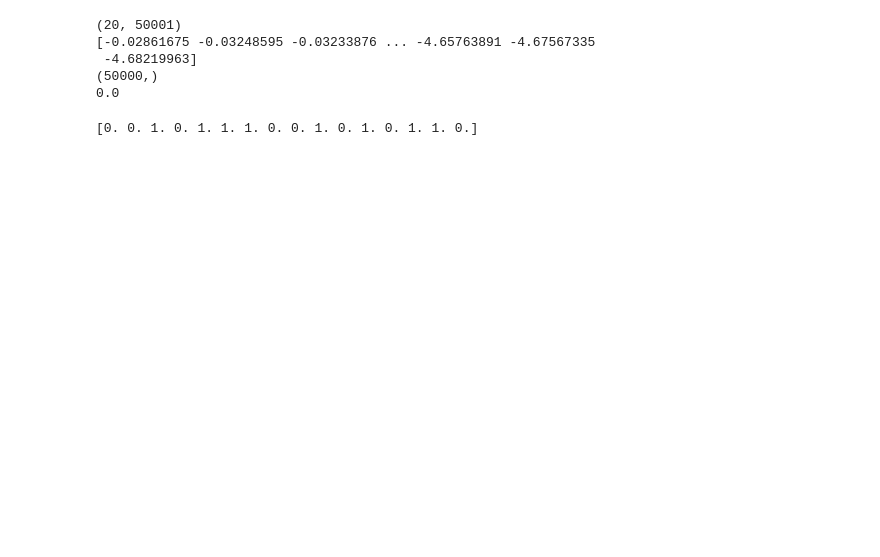
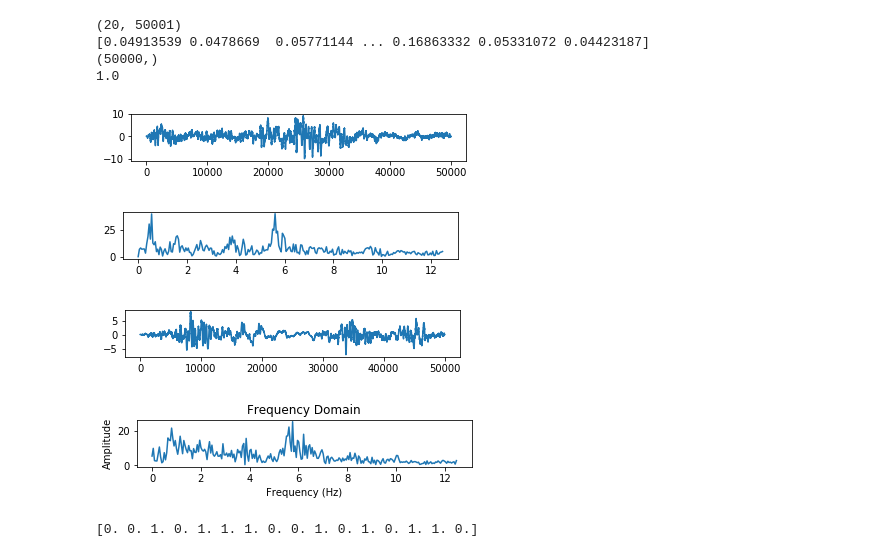
Before and after one commit to SaiVineethKalluruSrinivas/AccZ_Neural_Network, a Jupyter notebook: AccZ_phase7_deepClassifier_from_scratch.ipynb, the cells around one changed output. Cells and saved outputs as stored; diff of their text form; code cells hidden in the pictures; blank space fills up the shorter version.

```diff
--- a/AccZ_phase7_deepClassifier_from_scratch.ipynb
+++ b/AccZ_phase7_deepClassifier_from_scratch.ipynb
@@ -59,16 +59,68 @@ class AccZDataset(Dataset):
 
 
 dataset = AccZDataset(20,50000)
-real_value, real_label = dataset[0]
+real_value, real_label = dataset[13]
 print(real_value)
 print(real_value.shape)
 print(real_label)
 # %% [output]
 (20, 50001)
-[-0.02861675 -0.03248595 -0.03233876 ... -4.65763891 -4.67567335
- -4.68219963]
+[0.04913539 0.0478669  0.05771144 ... 0.16863332 0.05331072 0.04423187]
 (50000,)
-0.0
+1.0
+# %%
+from scipy.fftpack import fft
+
+real_value_lane2, real_label_lane2 = dataset[8]
+real_value_lane3 , real_label_lane3 = dataset[13]
+
+plt.subplot(4,1,1)
+plt.plot(real_value_lane2)
+plt.show()
+sampling_rate = 50
+N =1000
+# Nyquist Sampling Criteria
+T = 1/sampling_rate # inverse of the sampling rate
+x = np.linspace(0.0, 1.0/(2.0*T), int(N/2))
+
+# FFT algorithm
+yr = fft(real_value_lane2) # "raw" FFT with both + and - frequencies
+y = 2/N * np.abs(yr[0:np.int(N/2)]) # positive freqs only
+
+# Plotting the results
+plt.subplot(4,1,2)
+plt.plot(x[0:250], y[0:250])
+plt.show()
+plt.xlabel('Frequency (Hz)')
+plt.ylabel('Amplitude')
+plt.title('Frequency Domain (Healthy Machinery)')
+
+
+plt.subplot(4,1,3)
+plt.plot(real_value_lane3)
+plt.show()
+sampling_rate = 50
+N =1000
+# Nyquist Sampling Criteria
+T = 1/sampling_rate # inverse of the sampling rate
+x = np.linspace(0.0, 1.0/(2.0*T), int(N/2))
+
+# FFT algorithm
+yr = fft(real_value_lane3) # "raw" FFT with both + and - frequencies
+y = 2/N * np.abs(yr[0:np.int(N/2)]) # positive freqs only
+
+# Plotting the results
+plt.subplot(4,1,4)
+plt.plot(x[0:250], y[0:250])
+plt.xlabel('Frequency (Hz)')
+plt.ylabel('Amplitude')
+plt.title('Frequency Domain')
+plt.show()
+# %% [output]
+[figure, added]
+[figure, added]
+[figure, added]
+[figure, added]
 # %%
 data = sio.loadmat('../SBSB_6Khz_L23Mat_accZY_chunk_noTurn_noStatic.mat')
 start_no = 0
```
Also changed, not shown: parts of 5 cells of this notebook.
